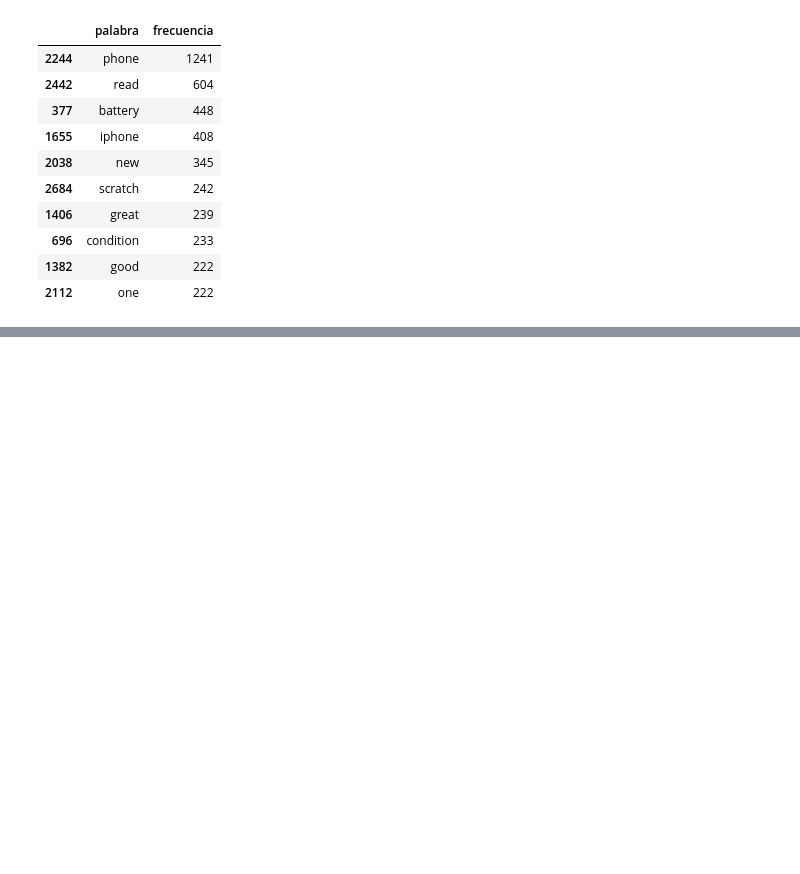
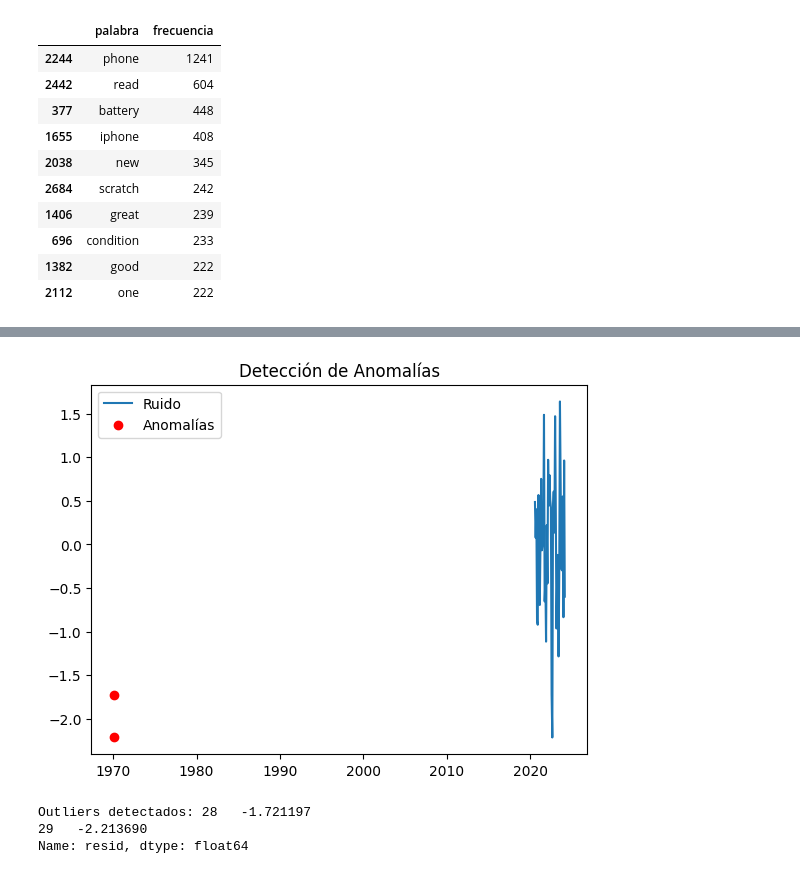
Before and after one commit to HugoFraile7/ProyectoDDCGrupoA, a Jupyter notebook: entrega_3/mineria_preparacion_series.ipynb, the cells around one changed output, grey strips where cells are left out. Cells and saved outputs as stored; diff of their text form; code cells hidden in the pictures; blank space fills up the shorter version.

```diff
--- a/entrega_3/mineria_preparacion_series.ipynb
+++ b/entrega_3/mineria_preparacion_series.ipynb
@@ -139,0 +200,21 @@ word_freq.head(10)
+# %%
+import numpy as np
+
+# Calcular el umbral de anomalías basado en 2 desviaciones estándar
+residual_std = np.std(result.resid.dropna())
+outliers = result.resid[(result.resid > 2 * residual_std) | (result.resid < -2 * residual_std)]
+
+# Visualizar las anomalías
+plt.plot(metrics_per_month['fecha'], result.resid, label='Ruido')
+plt.scatter(outliers.index, outliers, color='red', label='Anomalías')
+plt.legend()
+plt.title('Detección de Anomalías')
+plt.show()
+
+# Mostrar anomalías detectadas
+print("Outliers detectados:", outliers)
+# %% [output]
+[figure, added]
+Outliers detectados: 28   -1.721197
+29   -2.213690
+Name: resid, dtype: float64
```
Also changed, not shown: parts of 8 cells of this notebook.
